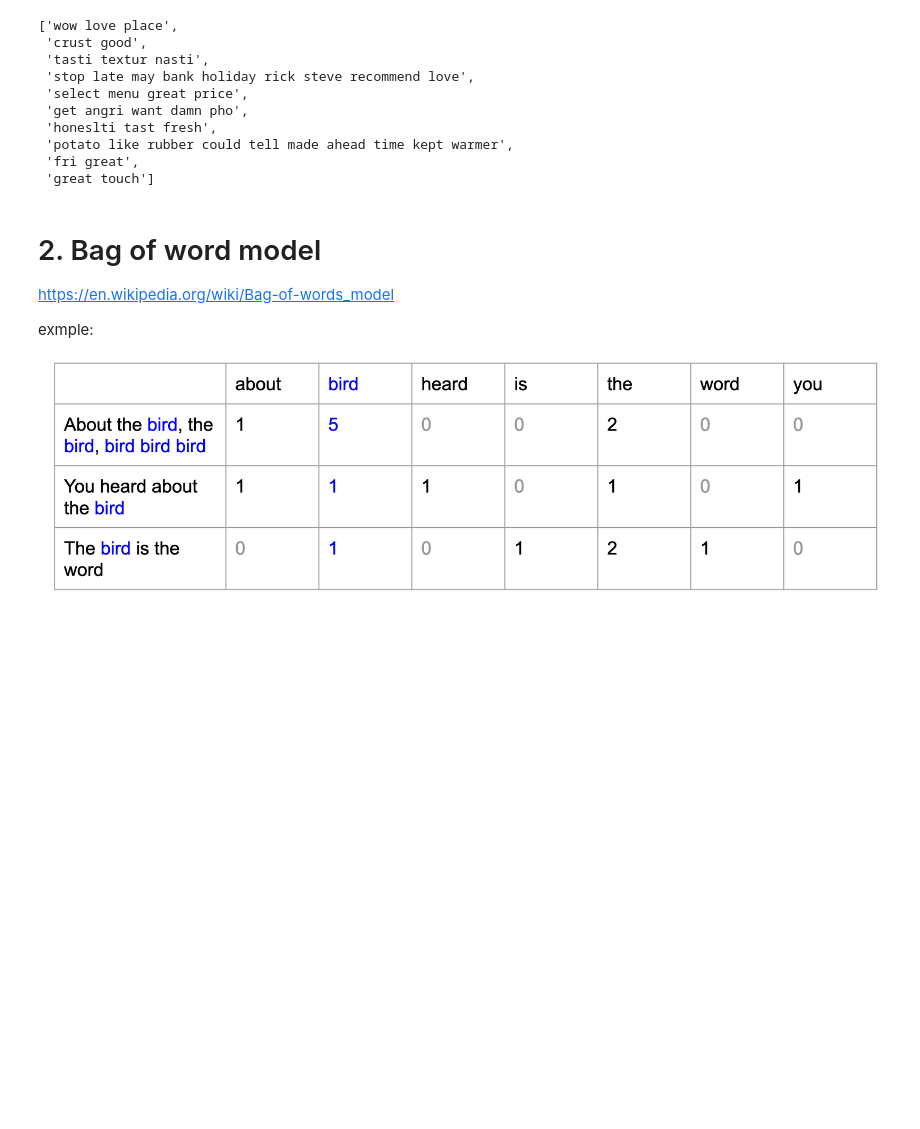
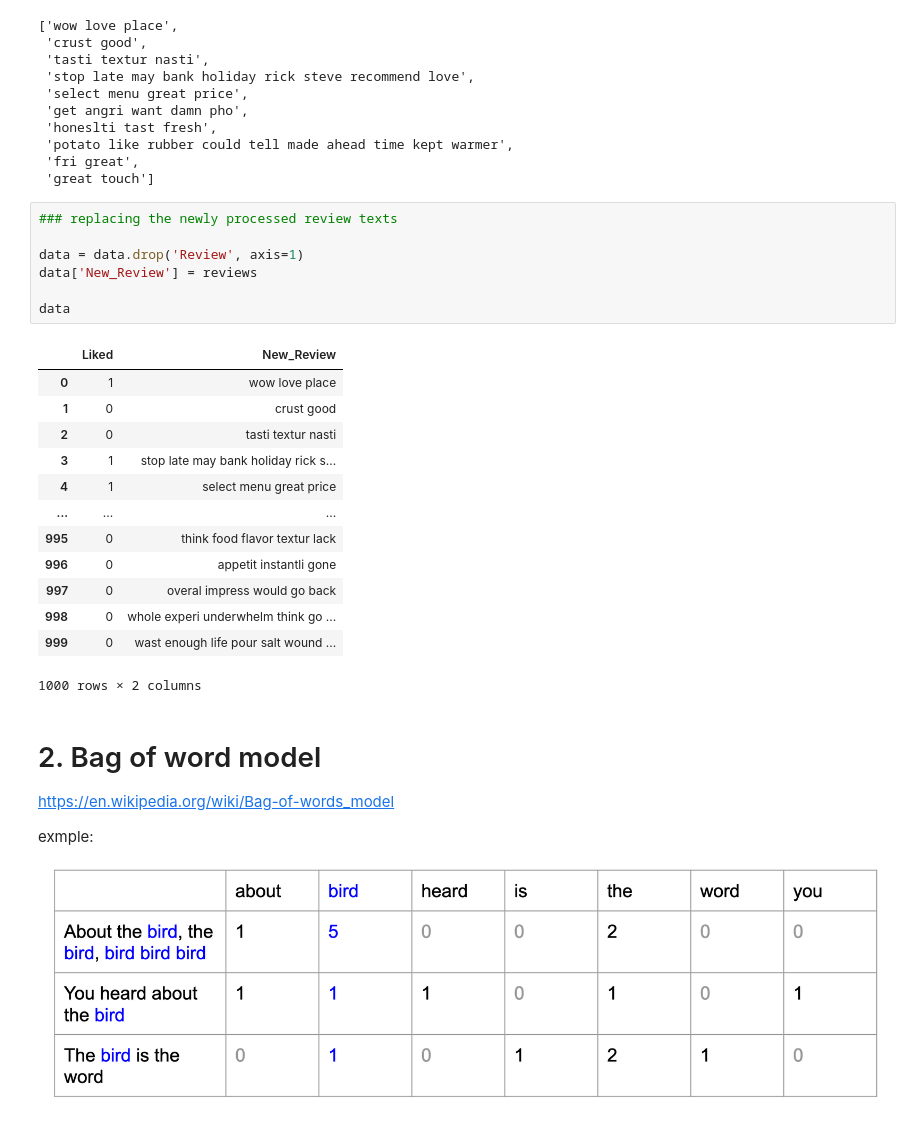
Before and after one commit to maneesh51/NLP_Udemy_Course, a Jupyter notebook: Prj2_RestaurantReviewPrediction.ipynb, the cells around one changed output. Cells and saved outputs as stored; diff of their text form; blank space fills up the shorter version.

```diff
--- a/Prj2_RestaurantReviewPrediction.ipynb
+++ b/Prj2_RestaurantReviewPrediction.ipynb
@@ -129,6 +129,27 @@ reviews[:10]
  'potato like rubber could tell made ahead time kept warmer',
  'fri great',
  'great touch']
+# %%
+### replacing the newly processed review texts
+
+data = data.drop('Review', axis=1)
+data['New_Review'] = reviews
+
+data
+# %% [output]
+|  | Liked | New_Review |
+| 0 | 1 | wow love place |
+| 1 | 0 | crust good |
+| 2 | 0 | tasti textur nasti |
+| 3 | 1 | stop late may bank holiday rick s... |
+| 4 | 1 | select menu great price |
+| ... | ... | ... |
+| 995 | 0 | think food flavor textur lack |
+| 996 | 0 | appetit instantli gone |
+| 997 | 0 | overal impress would go back |
+| 998 | 0 | whole experi underwhelm think go ... |
+| 999 | 0 | wast enough life pour salt wound ... |
+1000 rows × 2 columns
 # %% [markdown]
 # 2. Bag of word model
 
```
Also changed, not shown: parts of 4 cells of this notebook.
